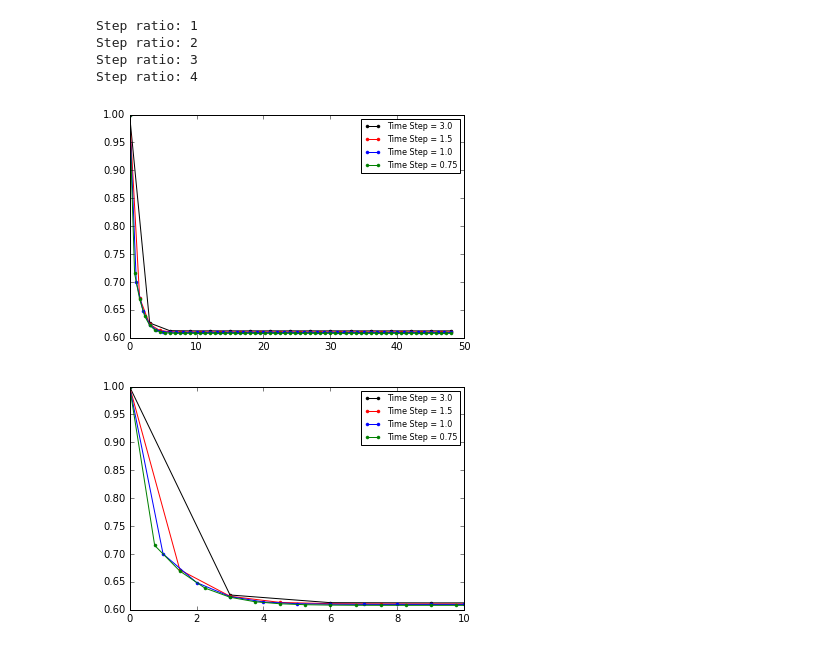
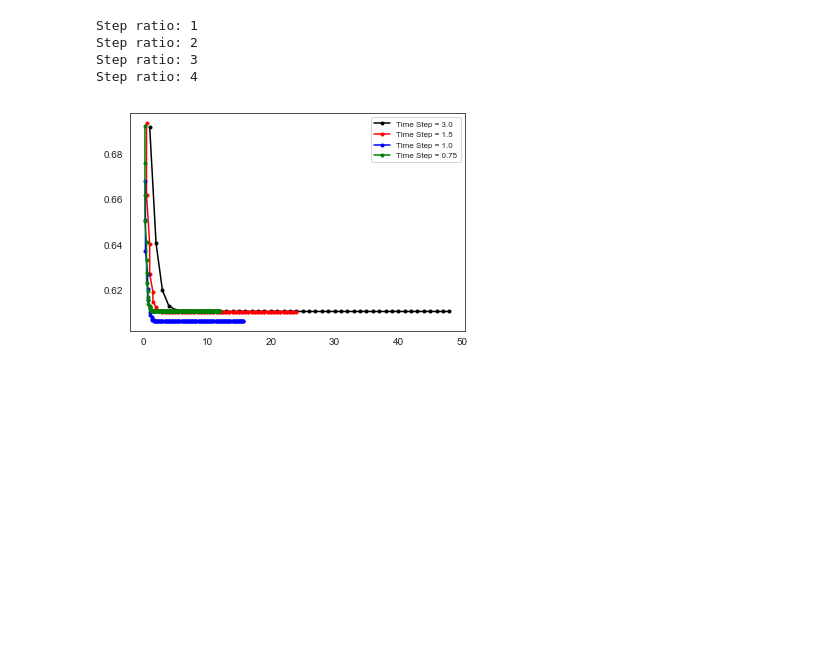
Before and after one commit to sysbio-curie/UPMaBoSS-docker, a Jupyter notebook: TimeStepDependancy.ipynb, the cells around one changed output. Drawn from its saved outputs; the diff is of its cells as text; code cells hidden in the pictures; blank space fills up the shorter version.

```diff
--- a/TimeStepDependancy.ipynb
+++ b/TimeStepDependancy.ipynb
@@ -45,8 +42,8 @@ for ratio,color in ratios.items():
     print("Step ratio:", ratio)
     # Update the max step and time tick based on the WT model
     params = {
-        'max_time': "%s/%s" % (max_time, ratio),
-        "time_tick": "%s/%s" % (time_tick, ratio)
+        'max_time': "%g" % (max_time/ratio),
+        "time_tick": "%g" % (time_tick/ratio)
     }
     step_model = maboss.copy_and_update_parameters(model_WT, params)
 
@@ -62,18 +59,15 @@ for ratio,color in ratios.items():
 
     # Run UpPMaBoSS on the modified setup
     rwd = "%s_R%s" % (workdir, ratio)
-    run_step = maboss.UpdatePopulation(step_model, step_upp_file, rwd)
+    run_step = maboss.UpdatePopulation(step_model, step_upp_file, rwd)#, overwrite=True)
 
-    # TODO: should this use the python API?
-    pop_ratios = open("%s/model_PopR.csv" % rwd, "r").readlines()
-    pop_ratios.pop(0)
-
+    pop_ratios = run_step.get_population_ratios()
+    pop_ratios = pop_ratios[1:]
     time_steps = []
     pop_ratio_steps = []
-    for tmpRatio in pop_ratios:
-        tmpSplit = tmpRatio.split("\t")
-        time_steps.append(int(tmpSplit[0])*max_time/ratio)
-        pop_ratio_steps.append(float(tmpSplit[1].replace("\n","")))
+    for step, pop_ratio in pop_ratios.items():
+        time_steps.append(int(step)*max_time/ratio)
+        pop_ratio_steps.append(float(pop_ratio))
     ax.plot(time_steps,pop_ratio_steps,'k.-',label='Time Step = '+str(3/ratio),c=color)
 
 
@@ -123,64 +130,49 @@ model_WT_noTNF = model_WT.copy()
 model_WT_noTNF.network.set_istate('TNF',[1.0,0.0])
 ratios = {1: "black", 2:"red", 3:"blue", 4:"green"}
 fig, ax = plt.subplots()
+
+upp_sims = []
 for ratio,color in ratios.items():
     print("Step ratio:", ratio)
     # Update the max step and time tick based on the WT model
     params = {
-        'max_time': "%s/%s" % (max_time, ratio),
-        "time_tick": "%s/%s" % (time_tick, ratio)
+        'max_time': "%g" % (max_time/ratio),
+        "time_tick": "%g" % (time_tick/ratio)
     }
     step_model_noTNF = maboss.copy_and_update_parameters(model_WT_noTNF, params)
 
     # Also adapt the number of time steps in the upp file
     # TODO: python API to manipulate the upp file
     step_upp_file = upp_file.replace(".upp","_R"+str(ratio)+".upp")
     #of = open(upp_file,'r')
     #mf = open(step_upp_file,'w')
     #for line in of:
     #    mf.write(line.replace("steps = 16","steps = "+str(16*ratio)))
     #of.close()
     #mf.close()
 
     # Run UpPMaBoSS on the modified setup
     rwd = "%s_noTNF_R%s" % (workdir, ratio)
-    run_step_noTNF = umbs.UpP_MaBoSS(step_model_noTNF, step_upp_file, rwd)
+    run_step_noTNF = maboss.UpdatePopulation(step_model_noTNF, step_upp_file, rwd)
+    upp_sims.append(run_step_noTNF)
 
-    # TODO: should this use the python API?
-    pop_ratios = open("%s/model_PopR.csv" % rwd, "r").readlines()
-    pop_ratios.pop(0)
+
+    pop_ratios = run_step_noTNF.get_population_ratios()
+    pop_ratios = pop_ratios[1:]
 
     time_steps = []
     pop_ratio_steps = []
-    for tmpRatio in pop_ratios:
-        tmpSplit = tmpRatio.split("\t")
-        time_steps.append(int(tmpSplit[0])*max_time/ratio)
-        pop_ratio_steps.append(float(tmpSplit[1].replace("\n","")))
+    for step, pop_ratio in pop_ratios.items():
+        time_steps.append(int(step)*max_time/ratio)
+        pop_ratio_steps.append(float(pop_ratio))
     ax.plot(time_steps,pop_ratio_steps,'k.-',label='Time Step = '+str(3/ratio),c=color)
 
 
 ax.legend(loc='upper right',prop={'size':8})
 plt.show()
-fig, ax = plt.subplots()
-for ratio,color in ratios.items():
-    rwd = "%s_noTNF_R%s" % (workdir, ratio)
-    pop_ratios = open("%s/model_PopR.csv" % rwd, "r").readlines()
-    pop_ratios.pop(0)
-
-    time_steps = []
-    pop_ratio_steps = []
-    for tmpRatio in pop_ratios:
-        tmpSplit = tmpRatio.split("\t")
-        time_steps.append(int(tmpSplit[0])*max_time/ratio)
-        pop_ratio_steps.append(float(tmpSplit[1].replace("\n","")))
-    ax.plot(time_steps,pop_ratio_steps,'k.-',label='Time Step = '+str(3/ratio),c=color)
-plt.xlim(0,10)
-ax.legend(loc='upper right',prop={'size':8})
-plt.show()
 # %% [output]
 Step ratio: 1
 Step ratio: 2
 Step ratio: 3
 Step ratio: 4
-[figure, old version]
+[figure, new version]
-[figure, removed]
```
Also changed, not shown: parts of 7 cells of this notebook.
